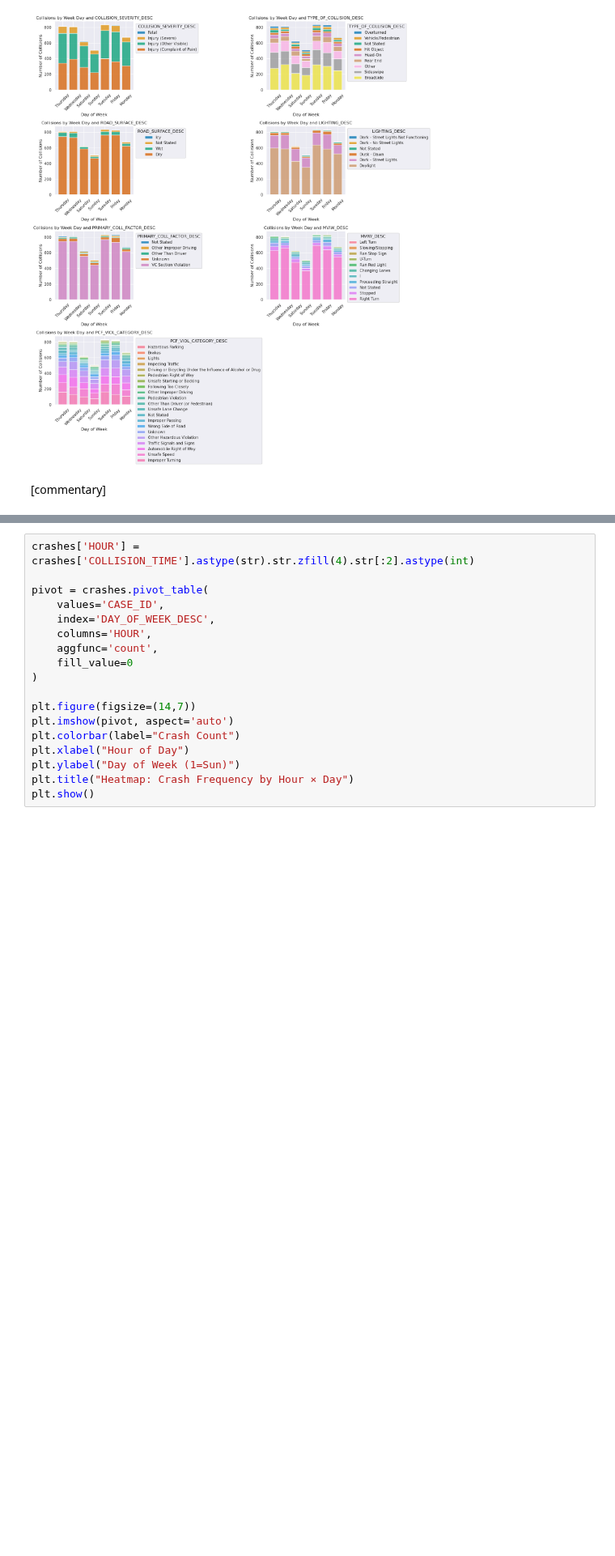
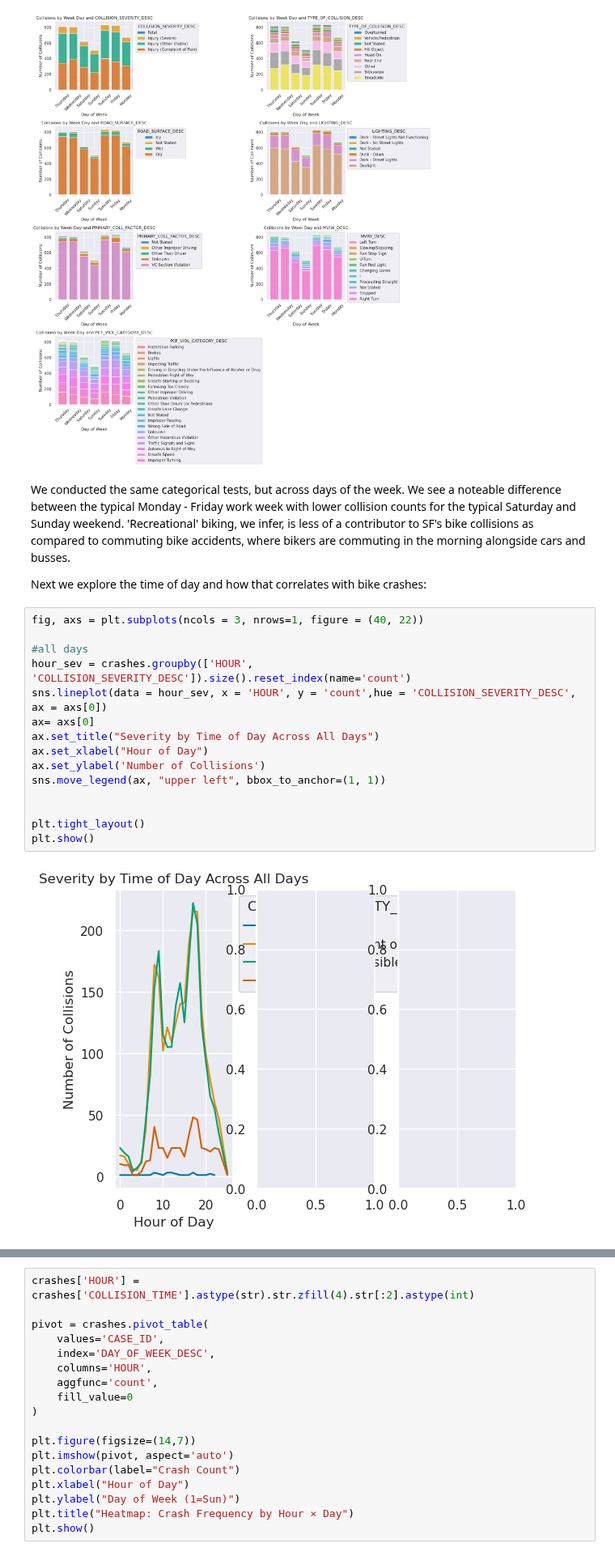
Before and after one commit to UCB-stat-159-f25/final-group07, a Jupyter notebook: data_exploration.ipynb, the cells around one changed output, grey strips where cells are left out. Shown at 81% size. Cells and saved outputs as stored; diff of their text form; blank space fills up the shorter version.

```diff
--- a/data_exploration.ipynb
+++ b/data_exploration.ipynb
@@ -230,7 +235,26 @@ plt.show()
 # %% [output]
 [figure]
 # %% [markdown]
-[commentary]
+We conducted the same categorical tests, but across days of the week. We see a noteable difference between the typical Monday - Friday work week with lower collision counts for the typical Saturday and Sunday weekend. 'Recreational' biking, we infer, is less of a contributor to SF's bike collisions as compared to commuting bike accidents, where bikers are commuting in the morning alongside cars and busses.
+
+Next we explore the time of day and how that correlates with bike crashes:
+# %%
+fig, axs = plt.subplots(ncols = 3, nrows=1, figure = (40, 22))
+
+#all days
+hour_sev = crashes.groupby(['HOUR', 'COLLISION_SEVERITY_DESC']).size().reset_index(name='count')
+sns.lineplot(data = hour_sev, x = 'HOUR', y = 'count',hue = 'COLLISION_SEVERITY_DESC', ax = axs[0])
+ax= axs[0]
+ax.set_title("Severity by Time of Day Across All Days")
+ax.set_xlabel("Hour of Day")
+ax.set_ylabel('Number of Collisions')
+sns.move_legend(ax, "upper left", bbox_to_anchor=(1, 1))
+
+
+plt.tight_layout()
+plt.show()
+# %% [output]
+[figure, added]
 # %%
 # Extract hour from COLLISION_TIME (HHMM format)
 crashes['HOUR'] = crashes['COLLISION_TIME'].astype(str).str.zfill(4).str[:2].astype(int)
```
Also changed, not shown: parts of 19 cells of this notebook.
